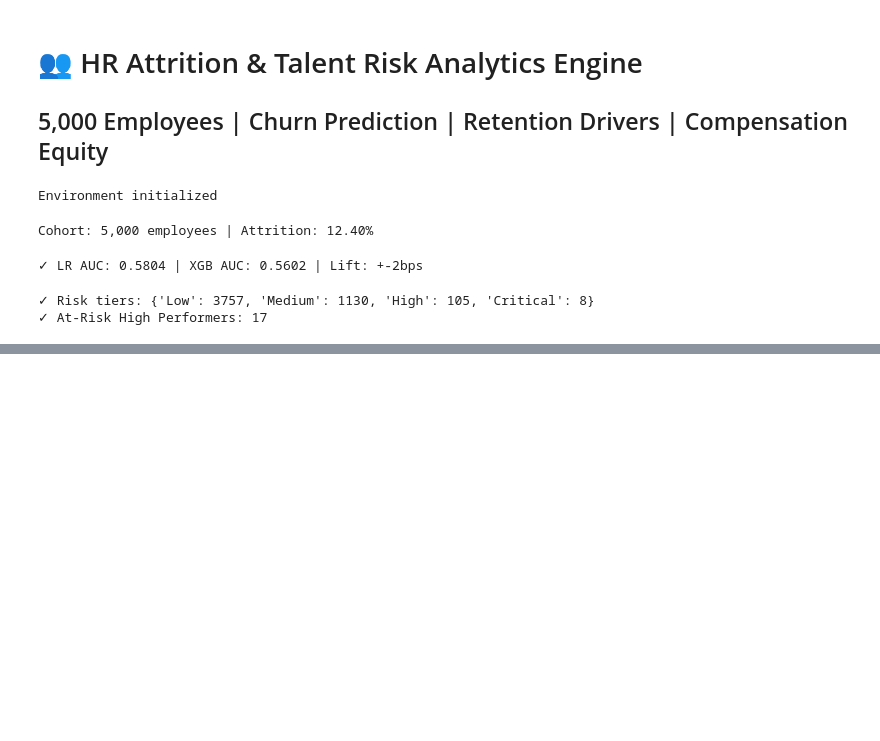
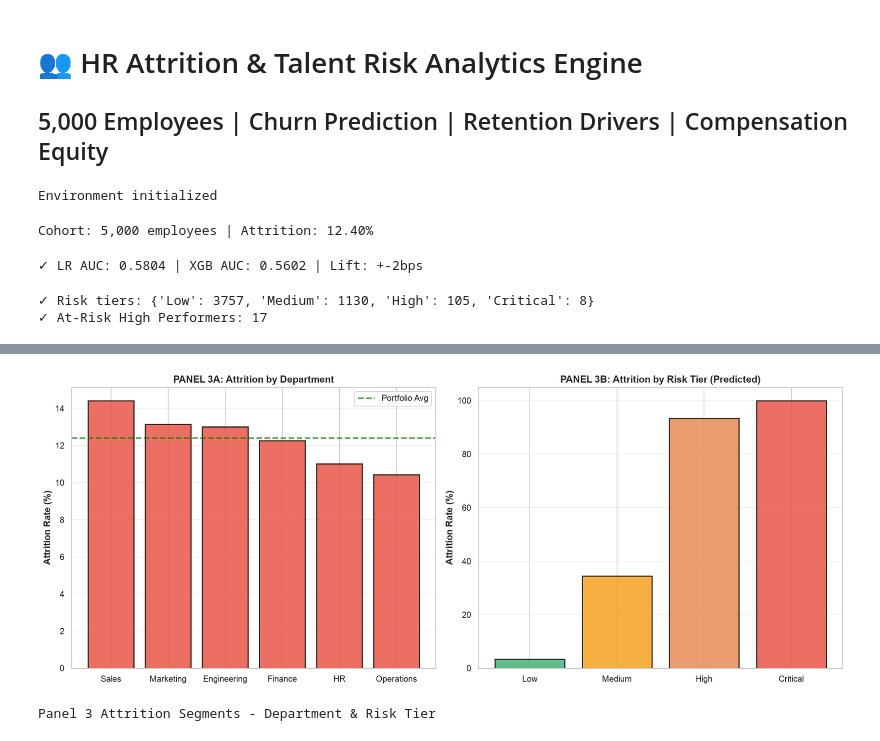
Before and after one commit to kariuki392/DataAnalysisProject29-HR-Attrition-Talent-Risk-Analytics-Engine, a Jupyter notebook: notebooks/hrattrition.ipynb, the cells around one changed output, grey strips where cells are left out. Drawn from its saved outputs; the diff is of its cells as text; code cells hidden in the pictures; blank space fills up the shorter version.

Commit message:
addition of panel 3: attrition segments

```diff
--- a/notebooks/hrattrition.ipynb
+++ b/notebooks/hrattrition.ipynb
@@ -144,0 +145,30 @@ Panel 2 saved
+# %%
+fig, (ax1, ax2) = plt.subplots(1, 2, figsize=(15, 6))
+
+dept_attr = df.groupby('Department')['Attrition'].agg(['sum', 'count'])
+dept_attr['rate'] = dept_attr['sum'] / dept_attr['count']
+dept_attr = dept_attr.sort_values('rate', ascending=False)
+
+ax1.bar(dept_attr.index, dept_attr['rate']*100, color='#E74C3C', alpha=0.8, edgecolor='black', linewidth=1.5)
+ax1.axhline(y=df['Attrition'].mean()*100, color='green', linestyle='--', linewidth=2, label='Portfolio Avg', alpha=0.7)
+ax1.set_ylabel('Attrition Rate (%)', fontweight='bold', fontsize=12)
+ax1.set_title('PANEL 3A: Attrition by Department', fontweight='bold', fontsize=13)
+ax1.legend()
+ax1.grid(True, alpha=0.3, axis='y')
+
+risk_attr = df.groupby('Risk_Tier')['Attrition'].agg(['sum', 'count'])
+risk_attr['rate'] = risk_attr['sum'] / risk_attr['count']
+risk_attr = risk_attr.reindex(['Low', 'Medium', 'High', 'Critical'])
+
+ax2.bar(risk_attr.index, risk_attr['rate']*100, color=['#3BAB6F', '#F39C12', '#E8834D', '#E74C3C'], alpha=0.8, edgecolor='black', linewidth=1.5)
+ax2.set_ylabel('Attrition Rate (%)', fontweight='bold', fontsize=12)
+ax2.set_title('PANEL 3B: Attrition by Risk Tier (Predicted)', fontweight='bold', fontsize=13)
+ax2.grid(True, alpha=0.3, axis='y')
+
+plt.tight_layout()
+plt.show()
+plt.close()
+print('Panel 3 Attrition Segments - Department & Risk Tier')
+# %% [output]
+[figure, added]
+Panel 3 Attrition Segments - Department & Risk Tier
```
Also changed, not shown: parts of 2 cells of this notebook.
